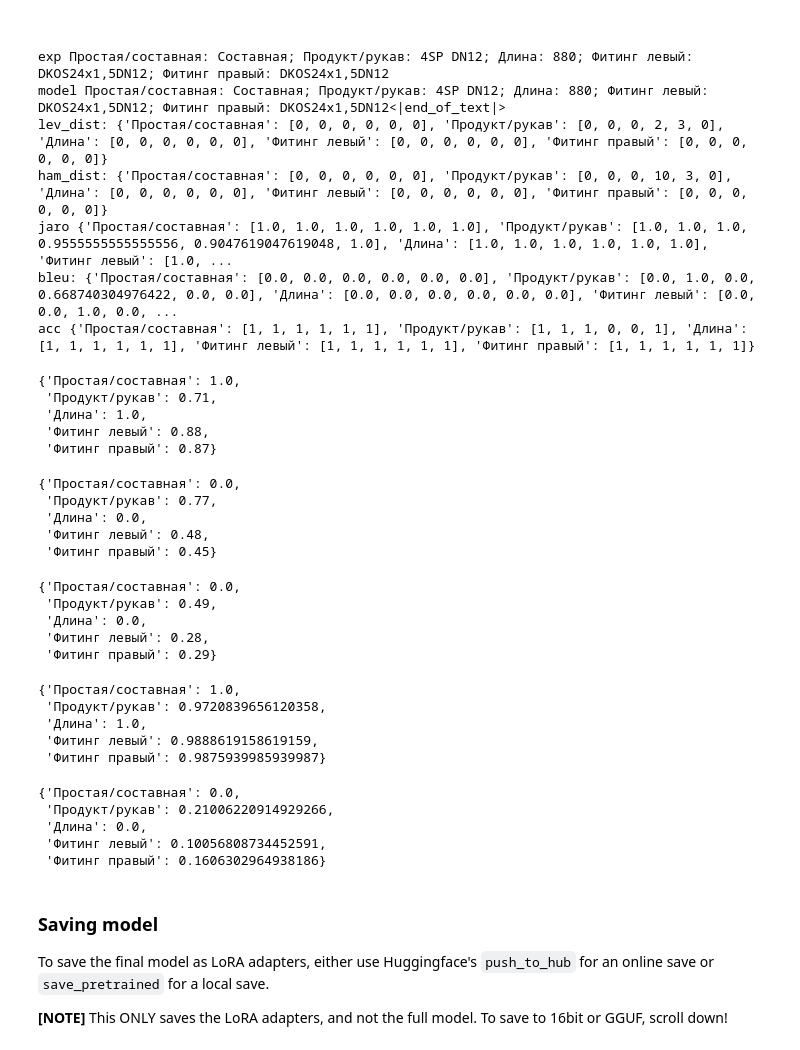
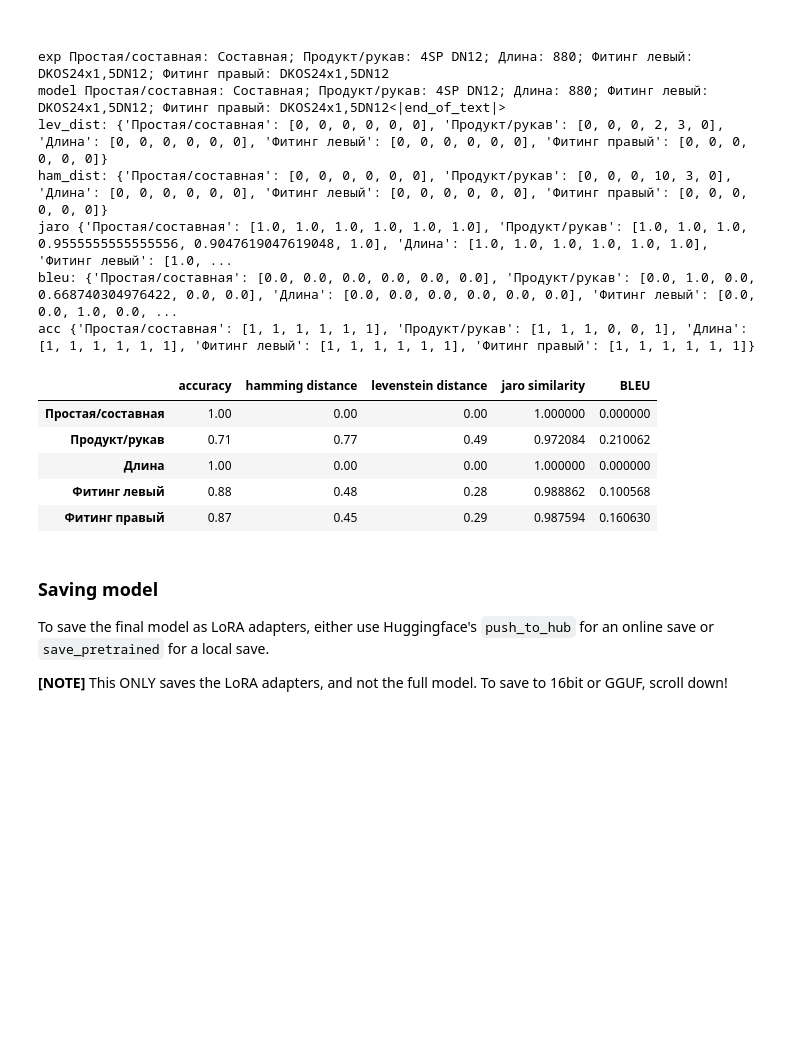
Before and after one commit to Escape142/LoRA-Pet_Project, a Jupyter notebook: Alpaca_+_Llama_7b.ipynb, the cells around one changed output. Saved outputs shown, nothing was run; the diff lists cells and outputs as text; code cells hidden in the pictures; blank space fills up the shorter version.

Commit message:
df with metrics

```diff
--- a/Alpaca_+_Llama_7b.ipynb
+++ b/Alpaca_+_Llama_7b.ipynb
@@ -400,56 +402,27 @@ bleu: {'Простая/составная': [0.0, 0.0, 0.0, 0.0, 0.0, 0.0], 'П
 acc {'Простая/составная': [1, 1, 1, 1, 1, 1], 'Продукт/рукав': [1, 1, 1, 0, 0, 1], 'Длина': [1, 1, 1, 1, 1, 1], 'Фитинг левый': [1, 1, 1, 1, 1, 1], 'Фитинг правый': [1, 1, 1, 1, 1, 1]}
 # %%
 # Average over all evaluation objects
+df = pd.DataFrame(index=dist_keys)
 hamming_dist_avg = dict.fromkeys(dist_keys)
 lev_dist_avg = dict.fromkeys(dist_keys)
 jaro_ratio_avg = dict.fromkeys(dist_keys)
 bleu_avg = dict.fromkeys(dist_keys)
 acc_avg = dict.fromkeys(dist_keys)
 
-for (metric, avg_metric) in zip([hamming_dist, lev_dist, jaro_ratio, bleu_metric, acc],
-                               [hamming_dist_avg, lev_dist_avg, jaro_ratio_avg, bleu_avg, acc_avg]):
+for (metric, avg_metric, metric_name) in zip([acc, hamming_dist, lev_dist, jaro_ratio, bleu_metric],
+                               [acc_avg, hamming_dist_avg, lev_dist_avg, jaro_ratio_avg, bleu_avg, ],
+                               ["accuracy", "hamming distance", "levenstein distance", "jaro similarity", "BLEU"]):
     for k,v in metric.items():
                 avg_metric[k]=(sum(v)/ float(len(v)))
+    df[metric_name]=avg_metric
+df
+# %% [output]
+|  | accuracy | hamming distance | levenstein distance | jaro similarity | BLEU |
+| Простая/составная | 1.00 | 0.00 | 0.00 | 1.000000 | 0.000000 |
+| Продукт/рукав | 0.71 | 0.77 | 0.49 | 0.972084 | 0.210062 |
+| Длина | 1.00 | 0.00 | 0.00 | 1.000000 | 0.000000 |
+| Фитинг левый | 0.88 | 0.48 | 0.28 | 0.988862 | 0.100568 |
+| Фитинг правый | 0.87 | 0.45 | 0.29 | 0.987594 | 0.160630 |
-# %%
-acc_avg
-# %% [output]
-{'Простая/составная': 1.0,
- 'Продукт/рукав': 0.71,
- 'Длина': 1.0,
- 'Фитинг левый': 0.88,
- 'Фитинг правый': 0.87}
-# %%
-hamming_dist_avg
-# %% [output]
-{'Простая/составная': 0.0,
- 'Продукт/рукав': 0.77,
- 'Длина': 0.0,
- 'Фитинг левый': 0.48,
- 'Фитинг правый': 0.45}
-# %%
-lev_dist_avg
-# %% [output]
-{'Простая/составная': 0.0,
- 'Продукт/рукав': 0.49,
- 'Длина': 0.0,
- 'Фитинг левый': 0.28,
- 'Фитинг правый': 0.29}
-# %%
-jaro_ratio_avg
-# %% [output]
-{'Простая/составная': 1.0,
- 'Продукт/рукав': 0.9720839656120358,
- 'Длина': 1.0,
- 'Фитинг левый': 0.9888619158619159,
- 'Фитинг правый': 0.9875939985939987}
-# %%
-bleu_avg
-# %% [output]
-{'Простая/составная': 0.0,
- 'Продукт/рукав': 0.21006220914929266,
- 'Длина': 0.0,
- 'Фитинг левый': 0.10056808734452591,
- 'Фитинг правый': 0.1606302964938186}
 # %% [markdown]
 ### Saving model
 To save the final model as LoRA adapters, either use Huggingface's `push_to_hub` for an online save or `save_pretrained` for a local save.
```
Also changed, not shown: parts of 1 cell of this notebook.
